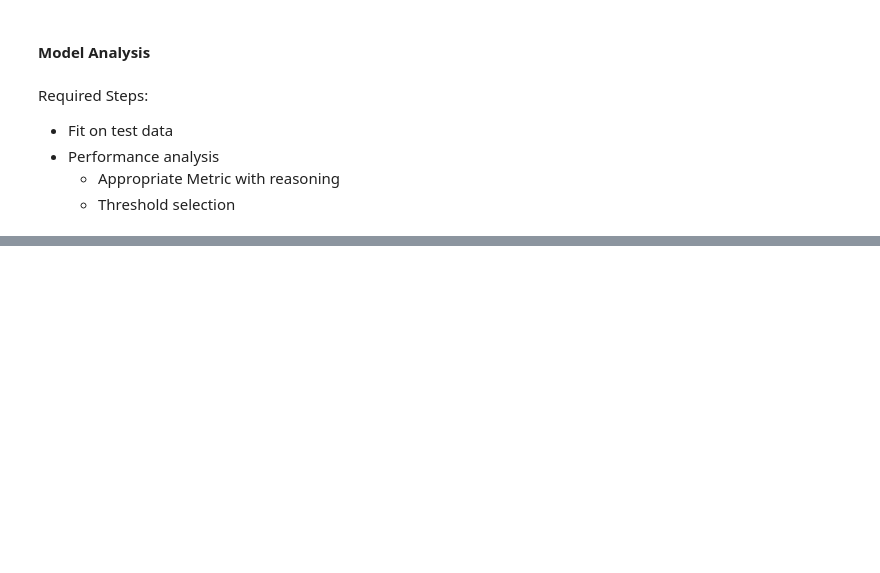
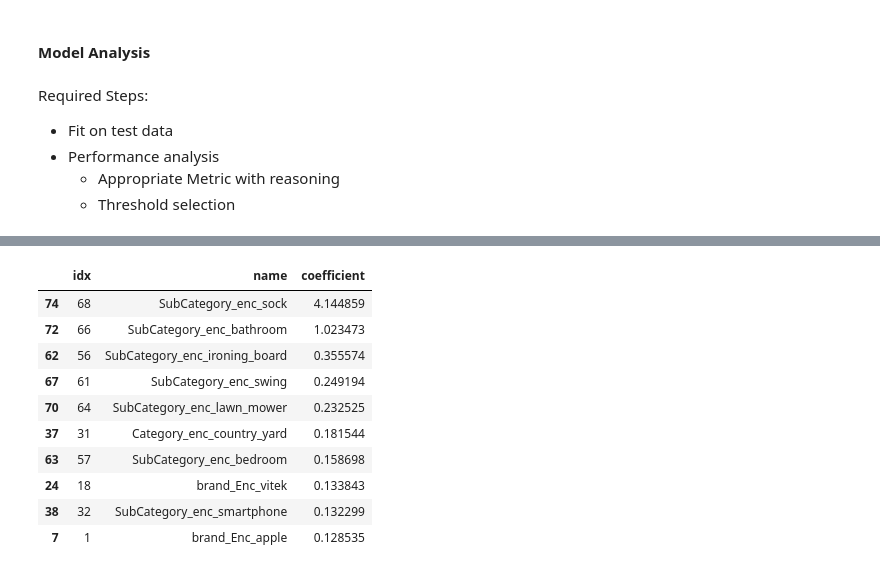
Before and after one commit to sarathraja91/customer-churn-prediction-master, a Jupyter notebook: Notebook_2.ipynb, the cells around one changed output, grey strips where cells are left out. Saved outputs shown, nothing was run; the diff lists cells and outputs as text; code cells hidden in the pictures; blank space fills up the shorter version.

```diff
--- a/Notebook_2.ipynb
+++ b/Notebook_2.ipynb
@@ -357,0 +330,14 @@ KeyError: 'jobGroup'
+# %%
+FI
+# %% [output]
+|  | idx | name | coefficient |
+| 74 | 68 | SubCategory_enc_sock | 4.144859 |
+| 72 | 66 | SubCategory_enc_bathroom | 1.023473 |
+| 62 | 56 | SubCategory_enc_ironing_board | 0.355574 |
+| 67 | 61 | SubCategory_enc_swing | 0.249194 |
+| 70 | 64 | SubCategory_enc_lawn_mower | 0.232525 |
+| 37 | 31 | Category_enc_country_yard | 0.181544 |
+| 63 | 57 | SubCategory_enc_bedroom | 0.158698 |
+| 24 | 18 | brand_Enc_vitek | 0.133843 |
+| 38 | 32 | SubCategory_enc_smartphone | 0.132299 |
+| 7 | 1 | brand_Enc_apple | 0.128535 |
```
Also changed, not shown: parts of 48 cells of this notebook, 4 other files.
